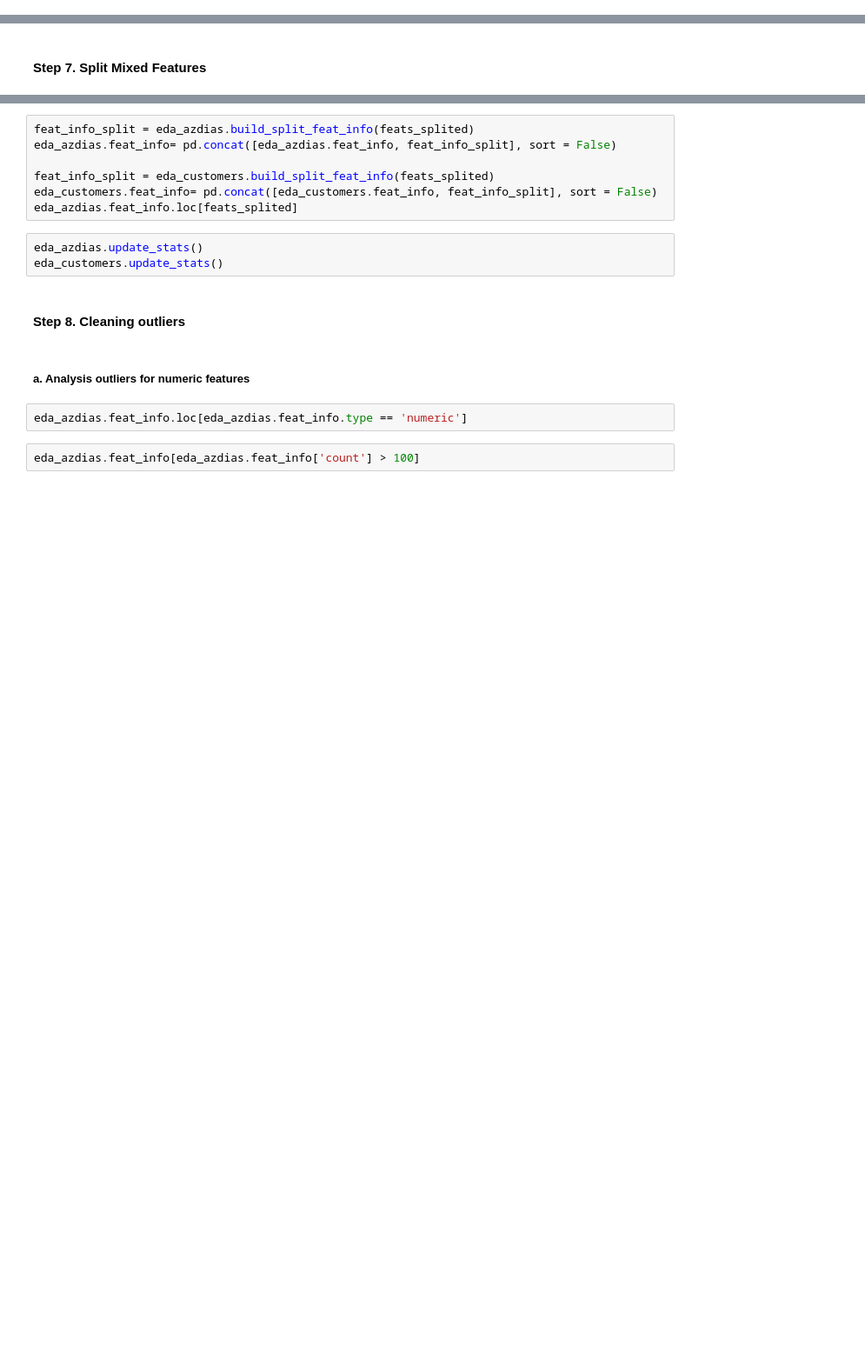
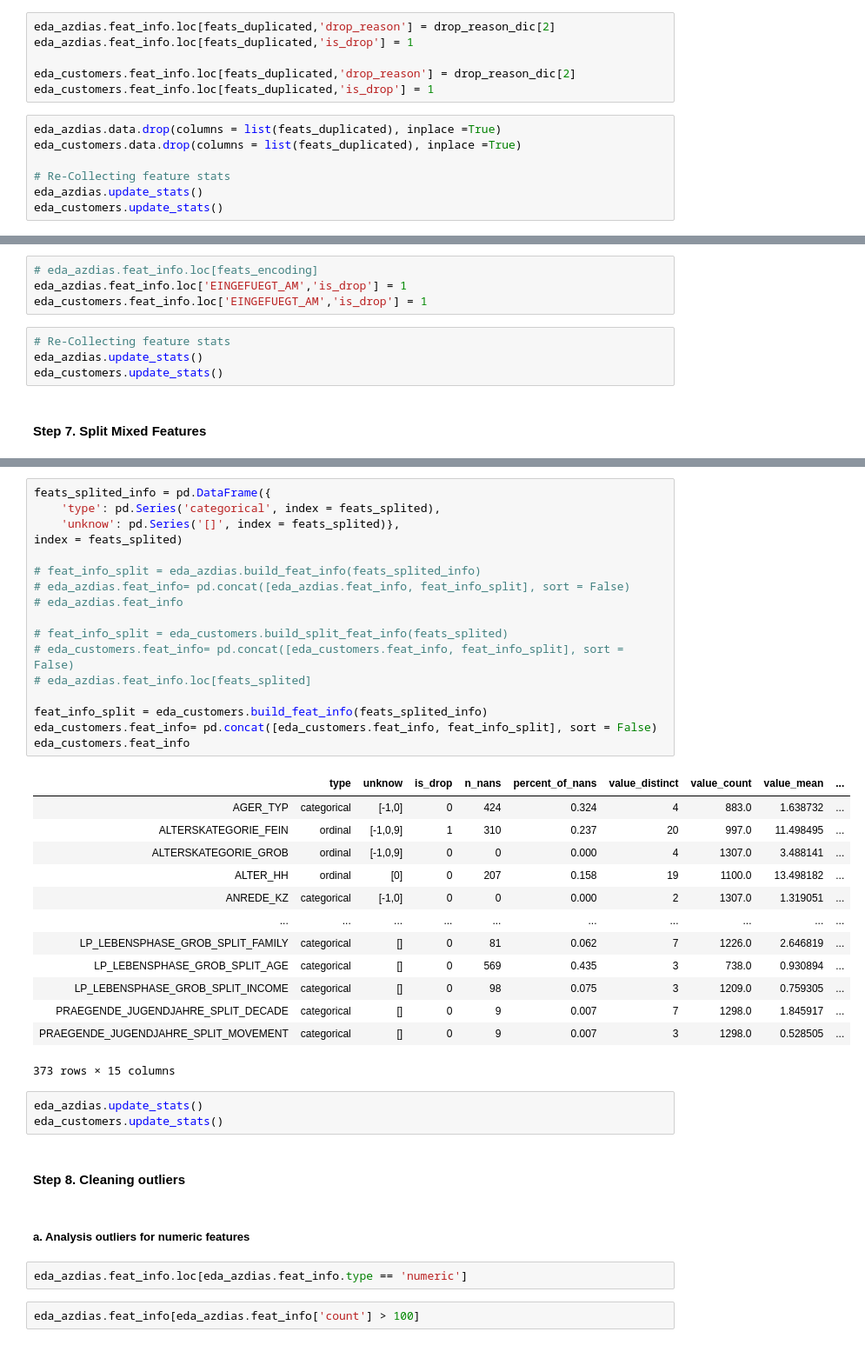
Before and after one commit to binliu-base/udacity-dsnd-capstone-arvato, a Jupyter notebook: Arvato Project Workbook.ipynb, the cells around one changed output, grey strips where cells are left out. Shown: that part at 87% size. Saved outputs shown, nothing was run; the diff lists cells and outputs as text; blank space fills up the shorter version.

```diff
--- a/Arvato Project Workbook.ipynb
+++ b/Arvato Project Workbook.ipynb
@@ -283 +313,14 @@ h.plot_boxplot(eda_azdias.data, feats_HAUSHALTE, n_cols =2,  figsize = (16, 4))
+# %%
+eda_azdias.feat_info.loc[feats_duplicated,'drop_reason'] = drop_reason_dic[2]
+eda_azdias.feat_info.loc[feats_duplicated,'is_drop'] = 1
+
+eda_customers.feat_info.loc[feats_duplicated,'drop_reason'] = drop_reason_dic[2]
+eda_customers.feat_info.loc[feats_duplicated,'is_drop'] = 1
+# %%
+eda_azdias.data.drop(columns = list(feats_duplicated), inplace =True)
+eda_customers.data.drop(columns = list(feats_duplicated), inplace =True)
+
+# Re-Collecting feature stats
+eda_azdias.update_stats()
+eda_customers.update_stats()
 # %%
@@ -312,5 +373,13 @@ feats_encoding = ['OST_WEST_KZ','CAMEO_DEUG_2015','CAMEO_INTL_2015','EINGEFUEGT_
 for x in feats_encoding:
     eda_azdias.re_encoding(x)
     eda_customers.re_encoding(x)
+# %%
+# eda_azdias.feat_info.loc[feats_encoding]
+eda_azdias.feat_info.loc['EINGEFUEGT_AM','is_drop'] = 1
+eda_customers.feat_info.loc['EINGEFUEGT_AM','is_drop'] = 1
+# %%
+# Re-Collecting feature stats
+eda_azdias.update_stats()
+eda_customers.update_stats()
 # %% [markdown]
 ####  Step 7. Split Mixed Features
@@ -328,10 +435,34 @@ eda_azdias.data[feats_splited]
 # %%
-feat_info_split = eda_azdias.build_split_feat_info(feats_splited)
-eda_azdias.feat_info= pd.concat([eda_azdias.feat_info, feat_info_split], sort = False)
+feats_splited_info = pd.DataFrame({
+    'type': pd.Series('categorical', index = feats_splited),
+    'unknow': pd.Series('[]', index = feats_splited)},
+index = feats_splited)
 
-feat_info_split = eda_customers.build_split_feat_info(feats_splited)
+# feat_info_split = eda_azdias.build_feat_info(feats_splited_info)
+# eda_azdias.feat_info= pd.concat([eda_azdias.feat_info, feat_info_split], sort = False)
+# eda_azdias.feat_info
+
+# feat_info_split = eda_customers.build_split_feat_info(feats_splited)
+# eda_customers.feat_info= pd.concat([eda_customers.feat_info, feat_info_split], sort = False)
+# eda_azdias.feat_info.loc[feats_splited]
+
+feat_info_split = eda_customers.build_feat_info(feats_splited_info)
 eda_customers.feat_info= pd.concat([eda_customers.feat_info, feat_info_split], sort = False)
-eda_azdias.feat_info.loc[feats_splited]
+eda_customers.feat_info
+# %% [output]
+|  | type | unknow | is_drop | n_nans | percent_of_nans | value_distinct | value_count | value_mean | ... |
+| AGER_TYP | categorical | [-1,0] | 0 | 424 | 0.324 | 4 | 883.0 | 1.638732 | ... |
+| ALTERSKATEGORIE_FEIN | ordinal | [-1,0,9] | 1 | 310 | 0.237 | 20 | 997.0 | 11.498495 | ... |
+| ALTERSKATEGORIE_GROB | ordinal | [-1,0,9] | 0 | 0 | 0.000 | 4 | 1307.0 | 3.488141 | ... |
+| ALTER_HH | ordinal | [0] | 0 | 207 | 0.158 | 19 | 1100.0 | 13.498182 | ... |
+| ANREDE_KZ | categorical | [-1,0] | 0 | 0 | 0.000 | 2 | 1307.0 | 1.319051 | ... |
+| ... | ... | ... | ... | ... | ... | ... | ... | ... | ... |
+| LP_LEBENSPHASE_GROB_SPLIT_FAMILY | categorical | [] | 0 | 81 | 0.062 | 7 | 1226.0 | 2.646819 | ... |
+| LP_LEBENSPHASE_GROB_SPLIT_AGE | categorical | [] | 0 | 569 | 0.435 | 3 | 738.0 | 0.930894 | ... |
+| LP_LEBENSPHASE_GROB_SPLIT_INCOME | categorical | [] | 0 | 98 | 0.075 | 3 | 1209.0 | 0.759305 | ... |
+| PRAEGENDE_JUGENDJAHRE_SPLIT_DECADE | categorical | [] | 0 | 9 | 0.007 | 7 | 1298.0 | 1.845917 | ... |
+| PRAEGENDE_JUGENDJAHRE_SPLIT_MOVEMENT | categorical | [] | 0 | 9 | 0.007 | 3 | 1298.0 | 0.528505 | ... |
+373 rows × 15 columns
 # %%
 eda_azdias.update_stats()
 eda_customers.update_stats()
```
Also changed, not shown: parts of 46 cells of this notebook, 2 other files.
